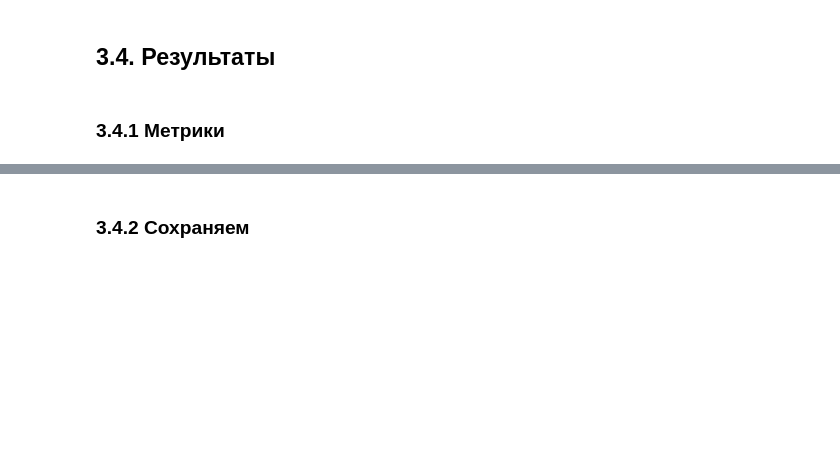
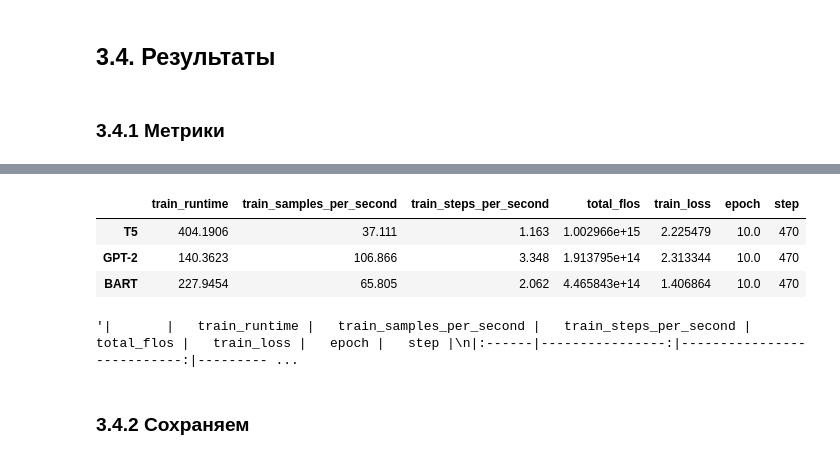
Before and after one commit to Falconwatch/llm_course, a Jupyter notebook: HW3/ДЗ3_done.ipynb, the cells around one changed output, grey strips where cells are left out. Cells and saved outputs as stored; diff of their text form; code cells hidden in the pictures; blank space fills up the shorter version.

```diff
--- a/HW3/ДЗ3_done.ipynb
+++ b/HW3/ДЗ3_done.ipynb
@@ -177,7 +179,7 @@ def parse_output(results_output, name):
   result = pd.DataFrame.from_dict(parsed, orient="index", columns=[name])
   return result
 # %%
-EPOCHS=1
+EPOCHS=10
 # %% [markdown]
 ### 3.3.1 Baseline model
 # %% [markdown]
@@ -264,8 +264,8 @@ from transformers import GPT2Tokenizer, GPT2LMHeadModel
 # %%
-tokenizer_gpt2 = GPT2Tokenizer.from_pretrained("openai-community/gpt2")
+tokenizer_gpt2 = AutoTokenizer.from_pretrained("distilbert/distilgpt2")
 tokenizer_gpt2.pad_token = tokenizer_gpt2.eos_token
 
-model_gpt2 = GPT2LMHeadModel.from_pretrained("openai-community/gpt2",
+model_gpt2 = AutoModelForCausalLM.from_pretrained("distilbert/distilgpt2",
                                        pad_token_id=tokenizer_gpt2.eos_token_id).cuda()
 # %%
 train_dataset_gpt2, test_dataset_gpt2, data_collator_gpt2 = prepair_datasets(tokenizer_gpt2, df, df_test)
@@ -414,3 +429,19 @@ total_results
+# %%
+tmp = pd.concat([pd.DataFrame(trainer_t5.state.log_history),
+           pd.DataFrame(trainer_gpt2.state.log_history),
+           pd.DataFrame(trainer_bart.state.log_history)
+           ])
+tmp.index = ["T5", "GPT-2", "BART"]
+tmp
+# %% [output]
+|  | train_runtime | train_samples_per_second | train_steps_per_second | total_flos | train_loss | epoch | step |
+| T5 | 404.1906 | 37.111 | 1.163 | 1.002966e+15 | 2.225479 | 10.0 | 470 |
+| GPT-2 | 140.3623 | 106.866 | 3.348 | 1.913795e+14 | 2.313344 | 10.0 | 470 |
+| BART | 227.9454 | 65.805 | 2.062 | 4.465843e+14 | 1.406864 | 10.0 | 470 |
+# %%
+tmp.to_markdown()
+# %% [output]
+'|       |   train_runtime |   train_samples_per_second |   train_steps_per_second |   total_flos |   train_loss |   epoch |   step |\n|:------|----------------:|---------------------------:|--------- ...
 # %% [markdown]
 ### 3.4.2 Сохраняем
 # %% [markdown]
```
Also changed, not shown: parts of 20 cells of this notebook.
